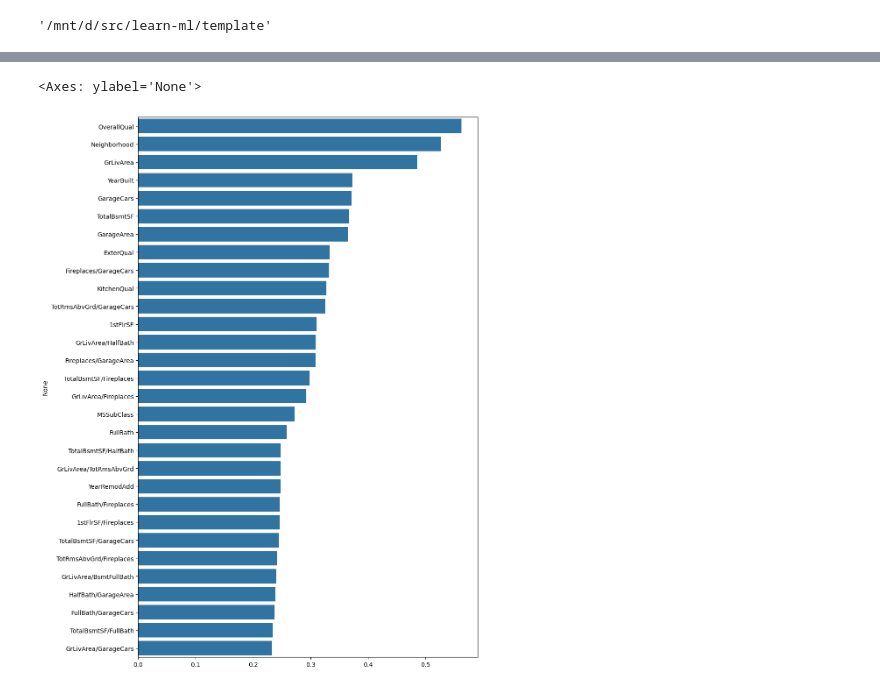
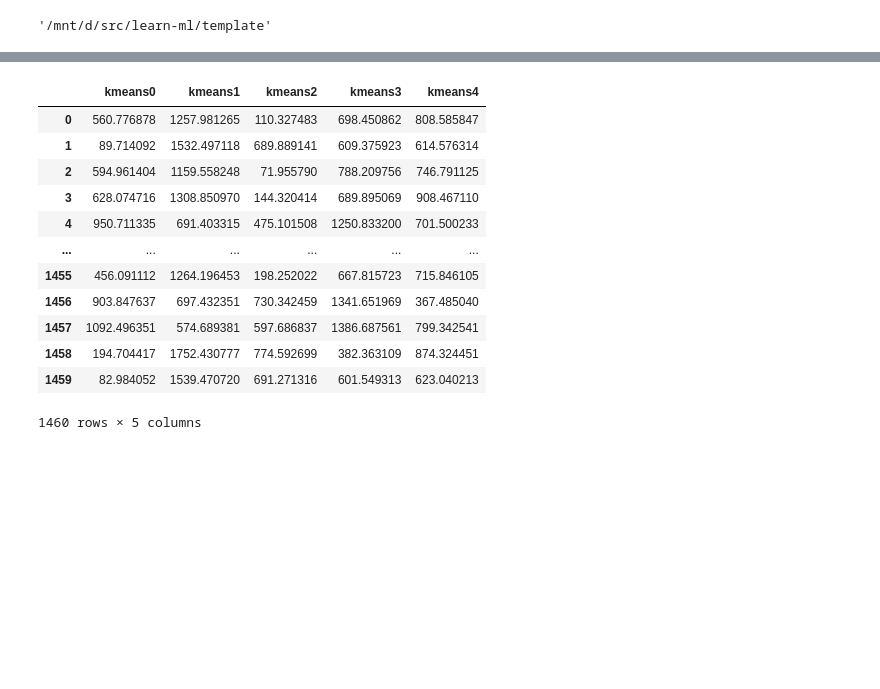
Before and after one commit to afrut/learn-ml, a Jupyter notebook: template/feature_engineering.ipynb, the cells around one changed output, grey strips where cells are left out. Drawn from its saved outputs; the diff is of its cells as text; code cells hidden in the pictures; blank space fills up the shorter version.

Commit message:
Add kmeans

```diff
--- a/template/feature_engineering.ipynb
+++ b/template/feature_engineering.ipynb
@@ -82,5 +131,4 @@ for m in range(N):
 # %%
 # Use k-means to create cluster labels and use these as a feature
 kmeans = KMeans(n_clusters=5, random_state=0, n_init="auto", max_iter=300).fit(X[["GrLivArea","TotalBsmtSF"]])
-kmeans.labels_
-X["cluster"] = kmeans.labels_
+X["cluster"] = kmeans.predict(X[["GrLivArea","TotalBsmtSF"]])
@@ -121,9 +135,17 @@ Length: 337, dtype: float64
-# %%
-import seaborn as sns
-from matplotlib import pyplot as plt
-plt.figure(figsize=(10,16))
-N = 30
-sns.barplot(x=mi_scores.values[0:N], y=mi_scores.index[0:N])
-# %% [output]
-<Axes: ylabel='None'>
-[figure, removed]
+# %%
+# Could use the distance to cluster centroids as a feature as well
+kmeans.transform(X[["GrLivArea","TotalBsmtSF"]])
+# %% [output]
+|  | kmeans0 | kmeans1 | kmeans2 | kmeans3 | kmeans4 |
+| 0 | 560.776878 | 1257.981265 | 110.327483 | 698.450862 | 808.585847 |
+| 1 | 89.714092 | 1532.497118 | 689.889141 | 609.375923 | 614.576314 |
+| 2 | 594.961404 | 1159.558248 | 71.955790 | 788.209756 | 746.791125 |
+| 3 | 628.074716 | 1308.850970 | 144.320414 | 689.895069 | 908.467110 |
+| 4 | 950.711335 | 691.403315 | 475.101508 | 1250.833200 | 701.500233 |
+| ... | ... | ... | ... | ... | ... |
+| 1455 | 456.091112 | 1264.196453 | 198.252022 | 667.815723 | 715.846105 |
+| 1456 | 903.847637 | 697.432351 | 730.342459 | 1341.651969 | 367.485040 |
+| 1457 | 1092.496351 | 574.689381 | 597.686837 | 1386.687561 | 799.342541 |
+| 1458 | 194.704417 | 1752.430777 | 774.592699 | 382.363109 | 874.324451 |
+| 1459 | 82.984052 | 1539.470720 | 691.271316 | 601.549313 | 623.040213 |
+1460 rows × 5 columns
```
Also changed, not shown: parts of 8 cells of this notebook.
